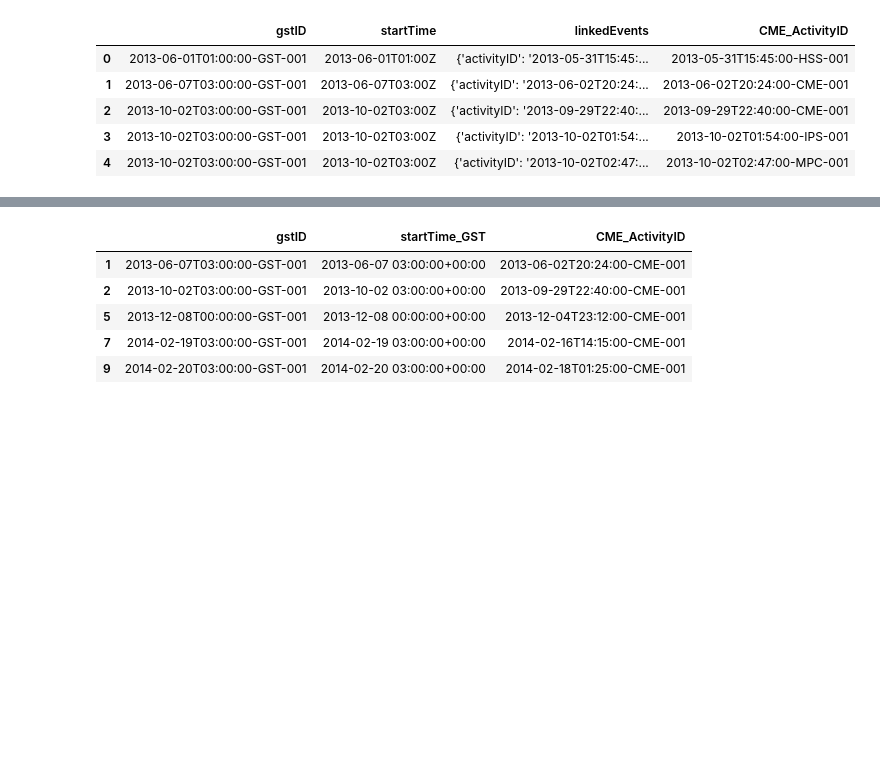
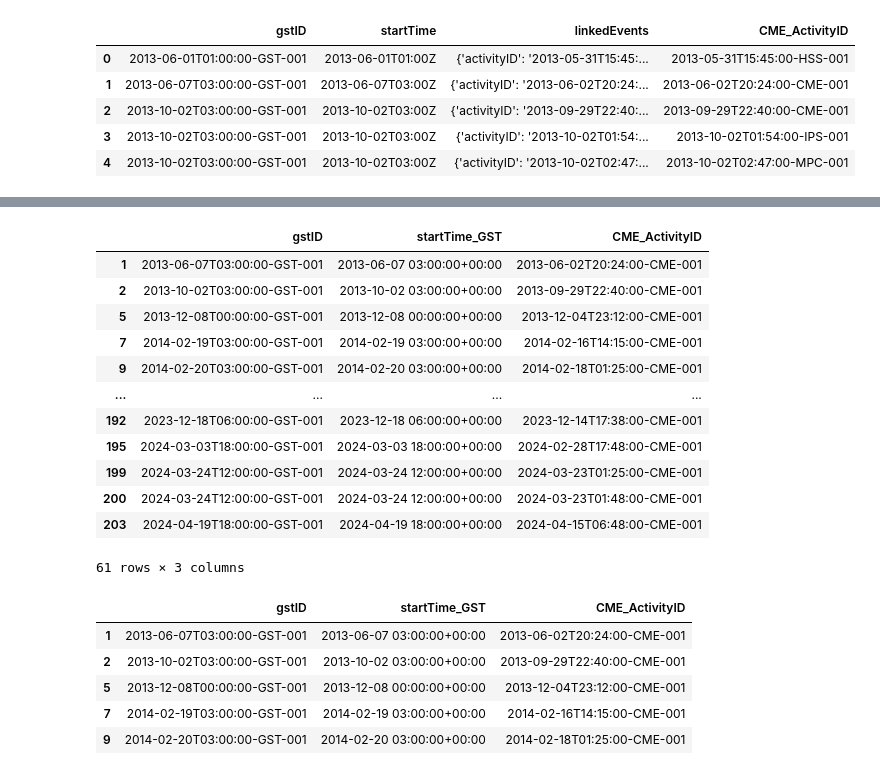
Before and after one commit to Kiryl-HH/data-sourcing-challenge, a Jupyter notebook: retrieve_data.ipynb, the cells around one changed output, grey strips where cells are left out. Cells and saved outputs as stored; diff of their text form; code cells hidden in the pictures; blank space fills up the shorter version.

```diff
--- a/retrieve_data.ipynb
+++ b/retrieve_data.ipynb
@@ -219,6 +344,8 @@ endDate   = "2024-05-01"
 # %%
 # Notice that the linkedEvents column allows us to identify the corresponding CME
 # Remove rows with missing 'linkedEvents' since we won't be able to assign these to CME
+gst_df = gst_df.dropna(subset= 'linkedEvents')
+gst_df.head()
 # %% [output]
 |  | gstID | startTime | linkedEvents |
 | 0 | 2013-06-01T01:00:00-GST-001 | 2013-06-01T01:00Z | [{'activityID': '2013-05-31T15:45... |
@@ -229,3 +369,5 @@ endDate   = "2024-05-01"
 # %%
 # Notice that the linkedEvents sometimes contains multiple events per row
 # Use the explode method to ensure that each row is one element. Ensure to reset the index and drop missing values.
+exploded_gst_df = gst_df.explode('linkedEvents').reset_index(drop= True).dropna(how= 'any')
+exploded_gst_df.head()
@@ -232,8 +381,11 @@ endDate   = "2024-05-01"
 # %%
 # Apply the extract_activityID_from_dict function to each row in the 'linkedEvents' column (you can use apply() and a lambda function)
 # and create a new column called 'CME_ActivityID' using loc indexer:
-
+CME_ActivityID = exploded_gst_df['linkedEvents'].apply(lambda dict: extract_activityID_from_dict(dict))
+exploded_gst_df['CME_ActivityID'] = CME_ActivityID
 # Remove rows with missing CME_ActivityID, since we can't assign them to CMEs:
+exploded_gst_df.dropna(subset= 'CME_ActivityID', inplace= True)
+exploded_gst_df.head()
 # %% [output]
 |  | gstID | startTime | linkedEvents | CME_ActivityID |
 | 0 | 2013-06-01T01:00:00-GST-001 | 2013-06-01T01:00Z | {'activityID': '2013-05-31T15:45:... | 2013-05-31T15:45:00-HSS-001 |
@@ -267,3 +431,20 @@ memory usage: 5.2 KB
+# %%
+updated_renamed_exploded_gst_df = renamed_exploded_gst_df[renamed_exploded_gst_df['CME_ActivityID'].str.contains('CME')]
+updated_renamed_exploded_gst_df
+# %% [output]
+|  | gstID | startTime_GST | CME_ActivityID |
+| 1 | 2013-06-07T03:00:00-GST-001 | 2013-06-07 03:00:00+00:00 | 2013-06-02T20:24:00-CME-001 |
+| 2 | 2013-10-02T03:00:00-GST-001 | 2013-10-02 03:00:00+00:00 | 2013-09-29T22:40:00-CME-001 |
+| 5 | 2013-12-08T00:00:00-GST-001 | 2013-12-08 00:00:00+00:00 | 2013-12-04T23:12:00-CME-001 |
+| 7 | 2014-02-19T03:00:00-GST-001 | 2014-02-19 03:00:00+00:00 | 2014-02-16T14:15:00-CME-001 |
+| 9 | 2014-02-20T03:00:00-GST-001 | 2014-02-20 03:00:00+00:00 | 2014-02-18T01:25:00-CME-001 |
+| ... | ... | ... | ... |
+| 192 | 2023-12-18T06:00:00-GST-001 | 2023-12-18 06:00:00+00:00 | 2023-12-14T17:38:00-CME-001 |
+| 195 | 2024-03-03T18:00:00-GST-001 | 2024-03-03 18:00:00+00:00 | 2024-02-28T17:48:00-CME-001 |
+| 199 | 2024-03-24T12:00:00-GST-001 | 2024-03-24 12:00:00+00:00 | 2024-03-23T01:25:00-CME-001 |
+| 200 | 2024-03-24T12:00:00-GST-001 | 2024-03-24 12:00:00+00:00 | 2024-03-23T01:48:00-CME-001 |
+| 203 | 2024-04-19T18:00:00-GST-001 | 2024-04-19 18:00:00+00:00 | 2024-04-15T06:48:00-CME-001 |
+61 rows × 3 columns
 # %%
 # We are only interested in GSTs related to CMEs so keep only rows where the CME_ActivityID column contains 'CME'
 # use the method 'contains()' from the str library.
```
Also changed, not shown: parts of 36 cells of this notebook, 2 other files.
